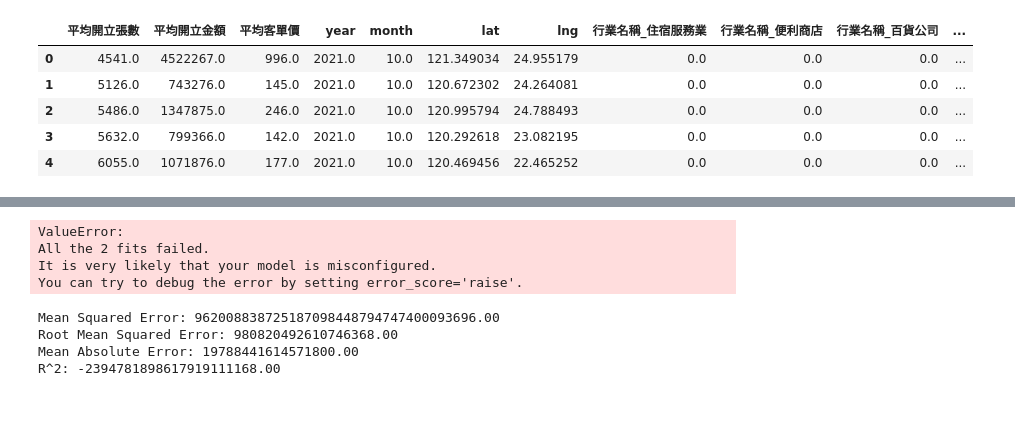
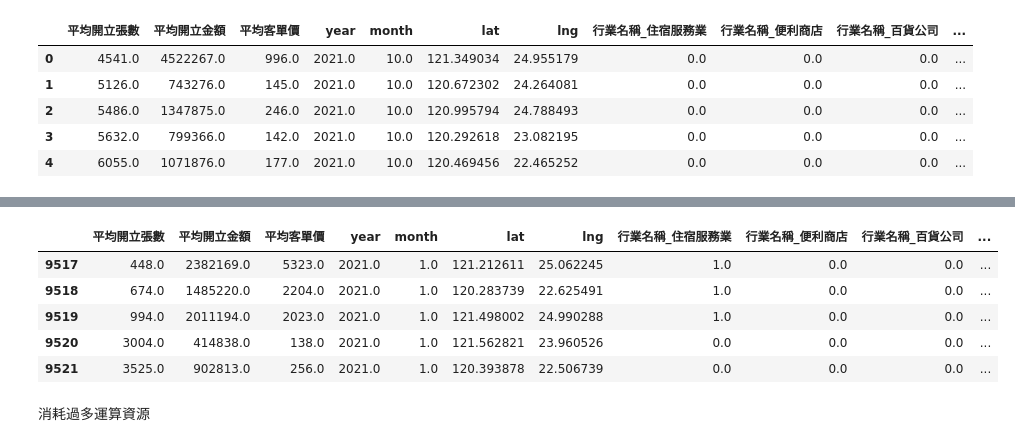
Before and after one commit to Ayukevin/Consumption-Analysis, a Jupyter notebook: ml.ipynb, the cells around one changed output, grey strips where cells are left out. Drawn from its saved outputs; the diff is of its cells as text; code cells hidden in the pictures; blank space fills up the shorter version.

```diff
--- a/ml.ipynb
+++ b/ml.ipynb
@@ -121 +132,11 @@ df2021.shape
+# %%
+df2021 = df2021[df2021['month'] == 1]
+df2021.head()
+# %% [output]
+|  | 平均開立張數 | 平均開立金額 | 平均客單價 | year | month | lat | lng | 行業名稱_住宿服務業 | 行業名稱_便利商店 | 行業名稱_百貨公司 | ... |
+| 9517 | 448.0 | 2382169.0 | 5323.0 | 2021.0 | 1.0 | 121.212611 | 25.062245 | 1.0 | 0.0 | 0.0 | ... |
+| 9518 | 674.0 | 1485220.0 | 2204.0 | 2021.0 | 1.0 | 120.283739 | 22.625491 | 1.0 | 0.0 | 0.0 | ... |
+| 9519 | 994.0 | 2011194.0 | 2023.0 | 2021.0 | 1.0 | 121.498002 | 24.990288 | 1.0 | 0.0 | 0.0 | ... |
+| 9520 | 3004.0 | 414838.0 | 138.0 | 2021.0 | 1.0 | 121.562821 | 23.960526 | 0.0 | 0.0 | 0.0 | ... |
+| 9521 | 3525.0 | 902813.0 | 256.0 | 2021.0 | 1.0 | 120.393878 | 22.506739 | 0.0 | 0.0 | 0.0 | ... |
 # %%
@@ -124,43 +146,21 @@ X = df2021.drop(columns=['平均開立金額'])
 y = df2021['平均開立金額']
+# %% [markdown]
+消耗過多運算資源
 # %%
 X_train, X_test, y_train, y_test = train_test_split(X, y, test_size=0.2, random_state=42)
 
-# 對 XGBoost 進行 K-Fold Cross Validation
-base_models = [
-    ('rf', RandomForestClassifier(random_state=42)),
-    ('xgb', XGBClassifier(random_state=42))
-]
+from sklearn.ensemble import StackingClassifier
 
 stacking_model = StackingClassifier(
-    estimators=base_models,
-    final_estimator=LogisticRegression()
+    estimators=[
+        ('rf', RandomForestClassifier(random_state=42)),
+        ('xgb', XGBClassifier(random_state=42))
+    ],
+    final_estimator=LogisticRegression(),
+    cv= None  # 減少分割數
 )
 
-from sklearn.model_selection import StratifiedKFold
-
-kf = StratifiedKFold(n_splits=2, shuffle=True, random_state=42)
-stacking_scores = cross_val_score(stacking_model, X_train, y_train, cv=kf, scoring='accuracy')
 stacking_model.fit(X_train, y_train)
 stacking_test_accuracy = stacking_model.score(X_test, y_test)
+
+# 最後沒有成功跑完
-# %% [output]
-ValueError:
-All the 2 fits failed.
-It is very likely that your model is misconfigured.
-You can try to debug the error by setting error_score='raise'.
-# %%
-mse = mean_squared_error(y_test, y_pred)
-print(f"Mean Squared Error: {mse:.2f}")
-
-rmse = np.sqrt(mse)
-print(f"Root Mean Squared Error: {rmse:.2f}")
-
-mae = mean_absolute_error(y_test, y_pred)
-print(f"Mean Absolute Error: {mae:.2f}")
-
-r2 = r2_score(y_test, y_pred)
-print(f"R^2: {r2:.2f}")
-# %% [output]
-Mean Squared Error: 962008838725187098448794747400093696.00
-Root Mean Squared Error: 980820492610746368.00
-Mean Absolute Error: 19788441614571800.00
-R^2: -2394781898617919111168.00
```
Also changed, not shown: parts of 9 cells of this notebook.
